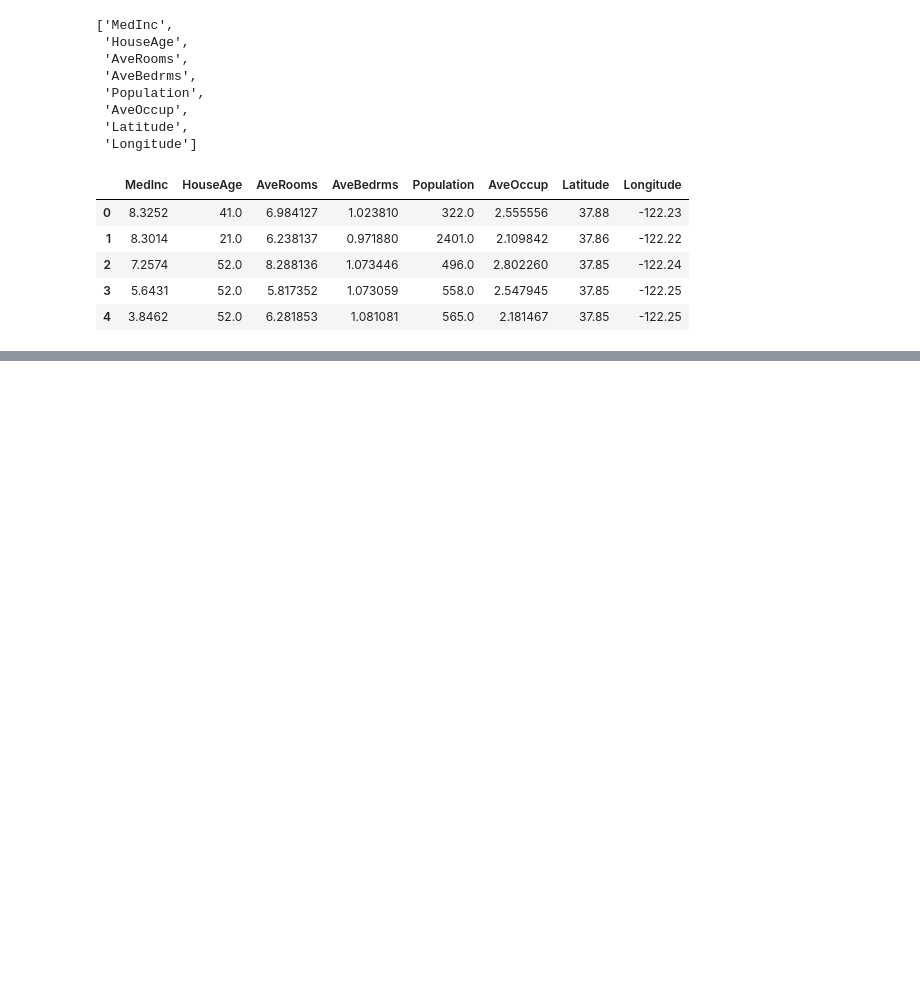
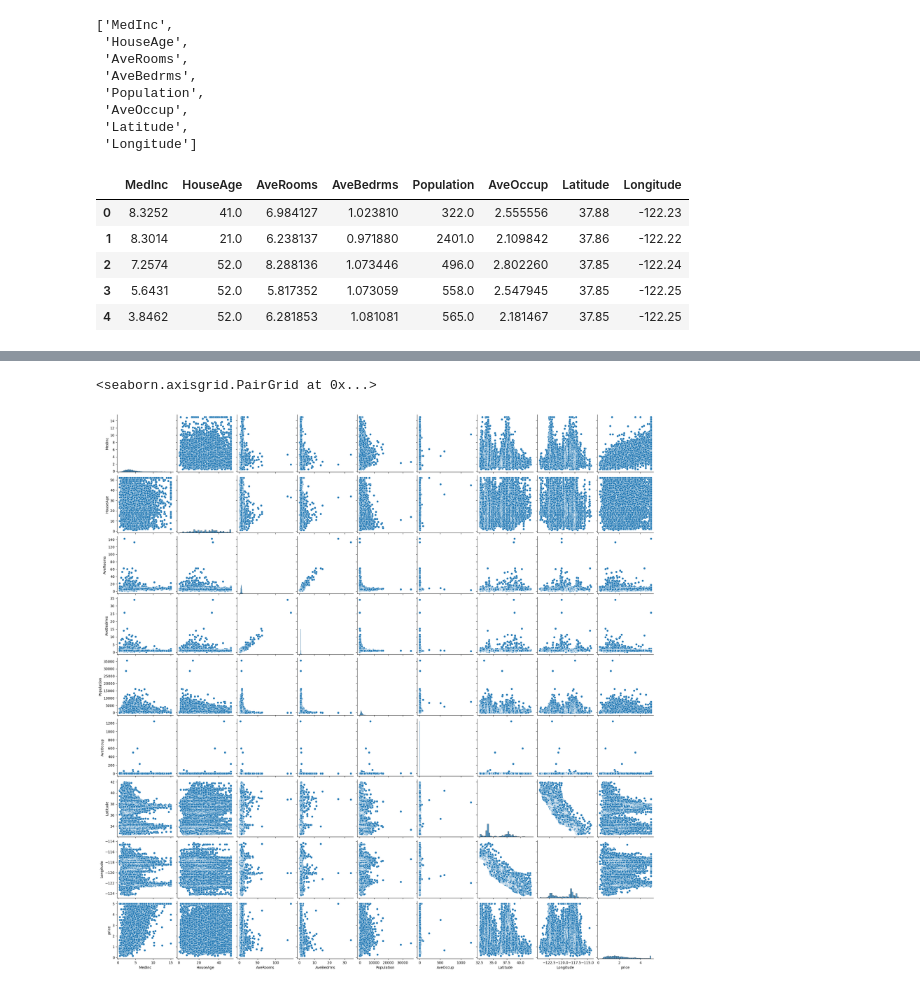
Before and after one commit to manishparihar3618/data-science, a Jupyter notebook: 04_Machine_learning/01_Linear_Regression/02_multiple_regression/03_california_multiple_reg_model.ipynb, the cells around one changed output, grey strips where cells are left out. Drawn from its saved outputs; the diff is of its cells as text; code cells hidden in the pictures; blank space fills up the shorter version.

```diff
--- a/04_Machine_learning/01_Linear_Regression/02_multiple_regression/03_california_multiple_reg_model.ipynb
+++ b/04_Machine_learning/01_Linear_Regression/02_multiple_regression/03_california_multiple_reg_model.ipynb
@@ -104,5 +104,5 @@ df1.head()
 | 2 | 7.2574 | 52.0 | 8.288136 | 1.073446 | 496.0 | 2.802260 | 37.85 | -122.24 |
 | 3 | 5.6431 | 52.0 | 5.817352 | 1.073059 | 558.0 | 2.547945 | 37.85 | -122.25 |
 | 4 | 3.8462 | 52.0 | 6.281853 | 1.081081 | 565.0 | 2.181467 | 37.85 | -122.25 |
-# %%
-df =
+# %%
+df1['price']= df.target
@@ -108,0 +163,5 @@ df =
+# %%
+sns.pairplot(df1)
+# %% [output]
+<seaborn.axisgrid.PairGrid at 0x...>
+[figure, added]
```
Also changed, not shown: parts of 28 cells of this notebook.
